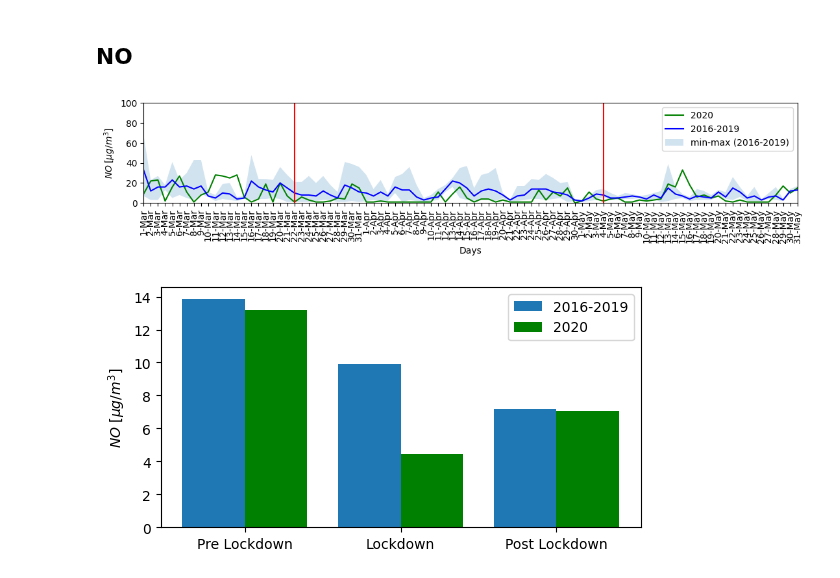
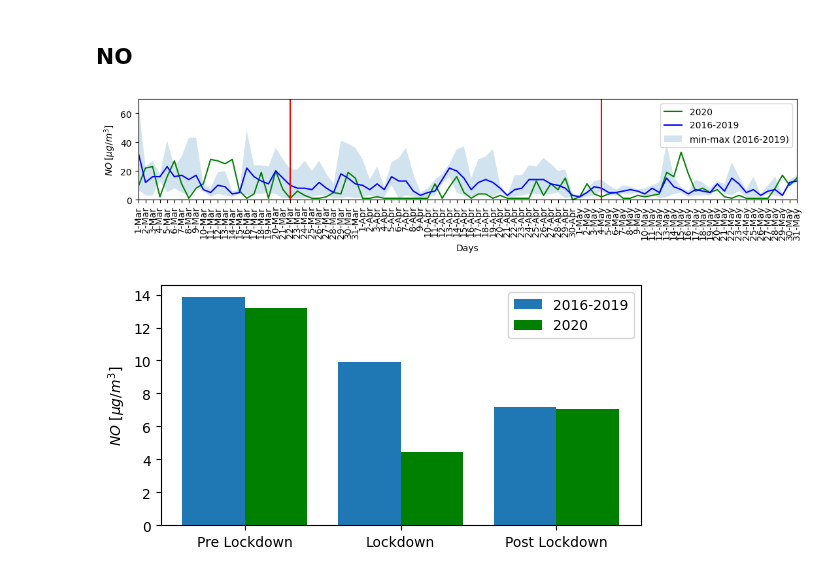
Before and after one commit to costpetrides/Air-pollution-COVID-19-impact, a Jupyter notebook: Lockdown 1/Geoponiki(SI).ipynb, the cells around one changed output. Drawn from its saved outputs; the diff is of its cells as text; code cells hidden in the pictures.

```diff
--- a/Lockdown 1/Geoponiki(SI).ipynb
+++ b/Lockdown 1/Geoponiki(SI).ipynb
@@ -36,25 +36,25 @@ def perc(a,b):
 # %%
 plt.figure(figsize=(13,2))
 
 plt.xlabel('Days')
 plt.ylabel('$NO \: [μg/m^{3}$]')
 
 plt.plot(df['DAY'], df['NO20'], 'g', label='2020')
 plt.plot(df['DAY'], df['NOMEAN'], 'b', label='2016-2019')
 plt.fill_between(df['DAY'], df['NOMIN'], df['NOMAX'], alpha=0.2 ,label='min-max (2016-2019)')
 
 plt.legend()
 
 plt.xlim(df.loc[0]['DAY'] , df.loc[91]['DAY'])
-plt.ylim(0,100)
+plt.ylim(0,70)
 
 plt.axvline(x='4-May' ,color='r')
 plt.axvline(x='22-Mar' ,color='r')
 plt.xticks(rotation=90)
 
 plt.show()
 # %% [output]
-[figure, old version]
+[figure, new version]
 # %%
 Data=np.array(df['NO20'])
 Pre=Data[0:23]
```
